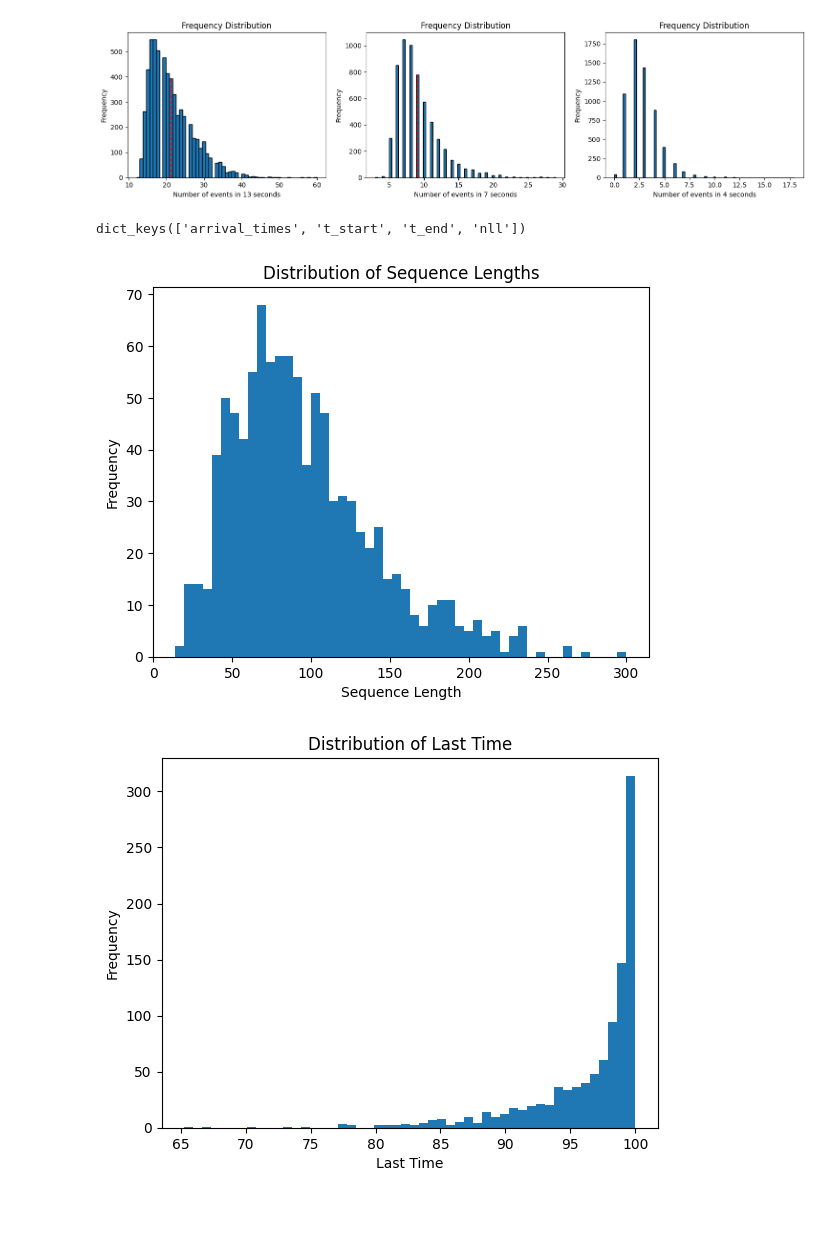
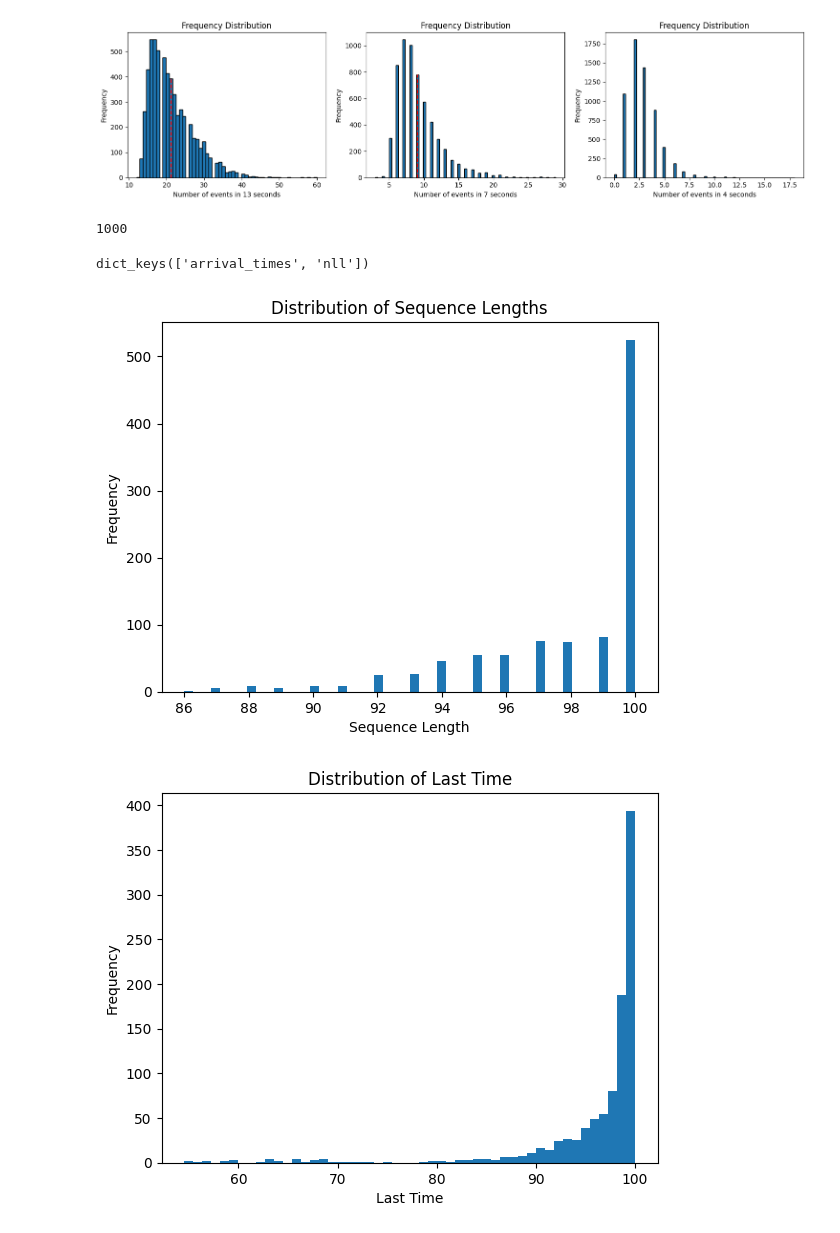
Before and after one commit to Nanashi-bot/cdiff_changed, a Jupyter notebook: amazon_convert_and_eda.ipynb, the cells around one changed output. Cells and saved outputs as stored; diff of their text form; code cells hidden in the pictures.

Commit message:
Ran nonstat renewal and poisson 20 target

```diff
--- a/amazon_convert_and_eda.ipynb
+++ b/amazon_convert_and_eda.ipynb
@@ -267,31 +267,35 @@ plt.show()
 # %%
 import torch
 
-hawkes = torch.load('./data/hawkes1.pkl', weights_only=False)
+synth = torch.load('data/synthetic/nonstationary_renewal.pkl', weights_only=False)
+
+print(len(synth['sequences']))
+# %% [output]
+1000
 # %%
 # 1000 sequences each with 4 things:
 
-print(hawkes['sequences'][0].keys())
+print(synth['sequences'][0].keys())
 # for i in range(1000):
 #     print(len(hawkes['sequences'][i]['arrival_times']))
 
-lengths = [len(hawkes['sequences'][i]['arrival_times']) for i in range(1000)]
-last_time= [hawkes['sequences'][i]['arrival_times'][-1] for i in range(1000)]
+lengths = [len(synth['sequences'][i]['arrival_times']) for i in range(1000)]
+last_time= [synth['sequences'][i]['arrival_times'][-1] for i in range(1000)]
 
 import matplotlib.pyplot as plt
 
 plt.hist(lengths, bins=50)
 plt.xlabel("Sequence Length")
 plt.ylabel("Frequency")
 plt.title("Distribution of Sequence Lengths")
 plt.show()
 
 plt.hist(last_time, bins=50)
 plt.xlabel("Last Time")
 plt.ylabel("Frequency")
 plt.title("Distribution of Last Time")
 plt.show()
 # %% [output]
-dict_keys(['arrival_times', 't_start', 't_end', 'nll'])
+dict_keys(['arrival_times', 'nll'])
-[figure, old version]
+[figure, new version]
-[figure, old version]
+[figure, new version]
```
Also changed, not shown: parts of 4 cells of this notebook, 37 other files.
